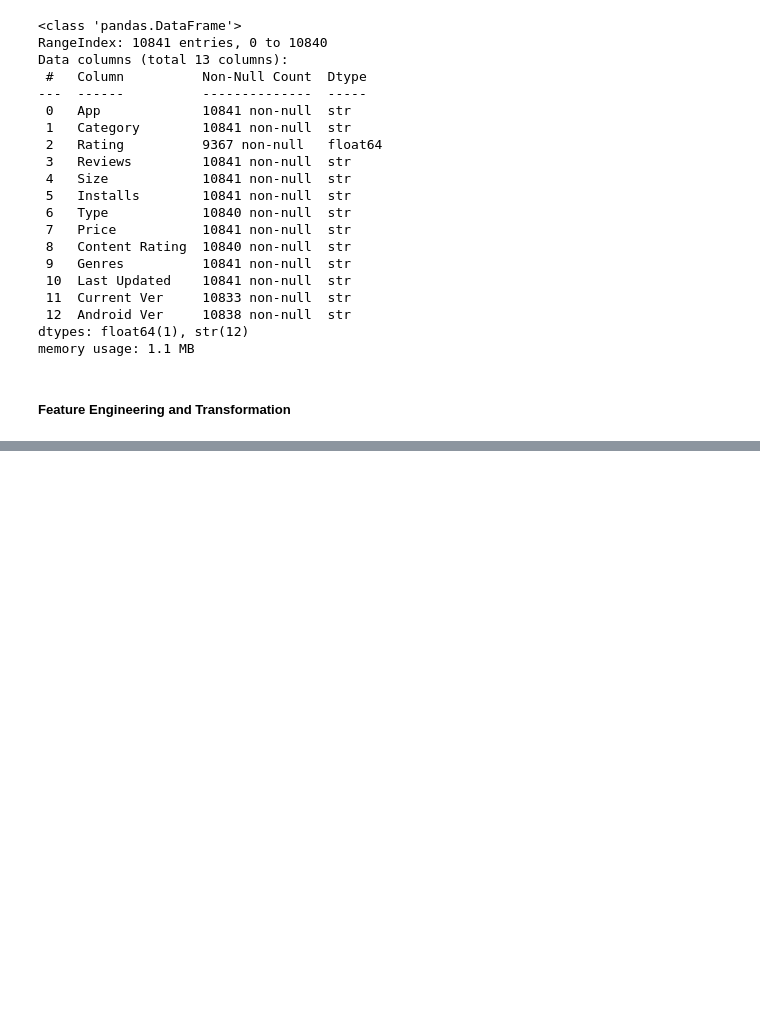
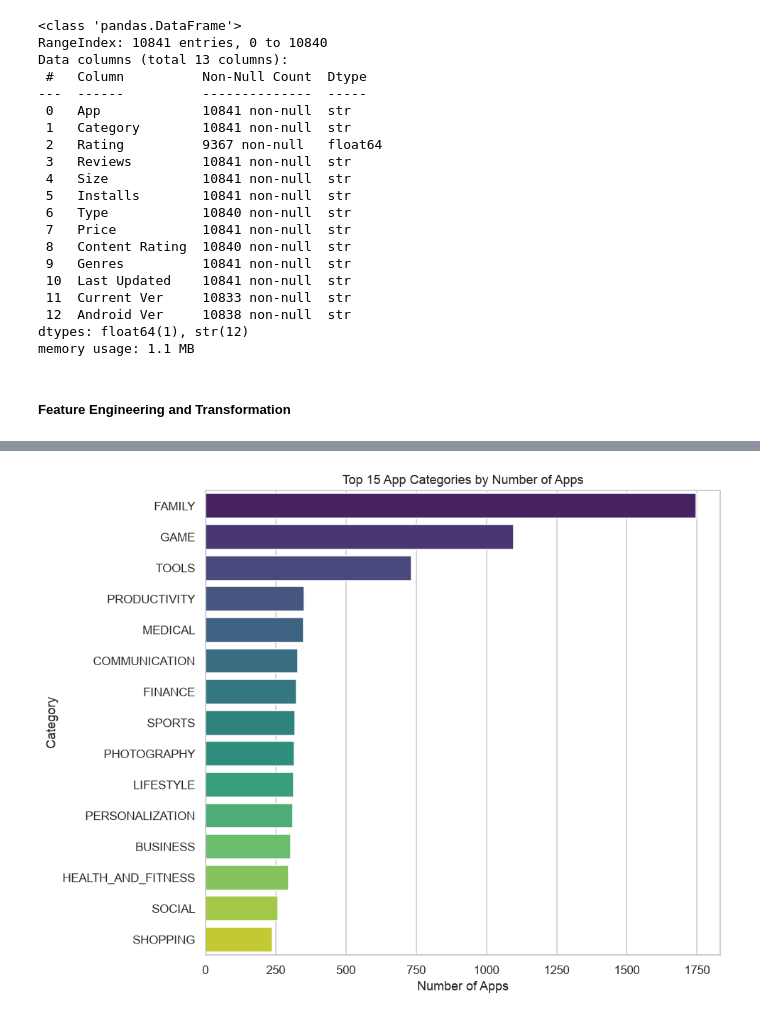
Before and after one commit to dilliram-code/mbust, a Jupyter notebook: Python Final Project/python_final_project.ipynb, the cells around one changed output, grey strips where cells are left out. Cells and saved outputs as stored; diff of their text form; code cells hidden in the pictures; blank space fills up the shorter version.

```diff
--- a/Python Final Project/python_final_project.ipynb
+++ b/Python Final Project/python_final_project.ipynb
@@ -118,0 +164,12 @@ df['Install_Bucket'] = pd.cut(df['Installs'], bins=install_bins, labels=install_
+# %%
+# 2. Top 15 Categories by app count
+
+plt.figure(figsize=(9,7))
+cat_counts = df['Category'].value_counts().head(15)
+sns.barplot(x=cat_counts.values, y=cat_counts.index, hue=cat_counts.index, palette='viridis', legend=False)
+plt.title('Top 15 App Categories by Number of Apps')
+plt.xlabel('Number of Apps'); plt.ylabel('Category')
+plt.tight_layout()
+plt.show()
+# %% [output]
+[figure, added]
```
Also changed, not shown: parts of 13 cells of this notebook.
